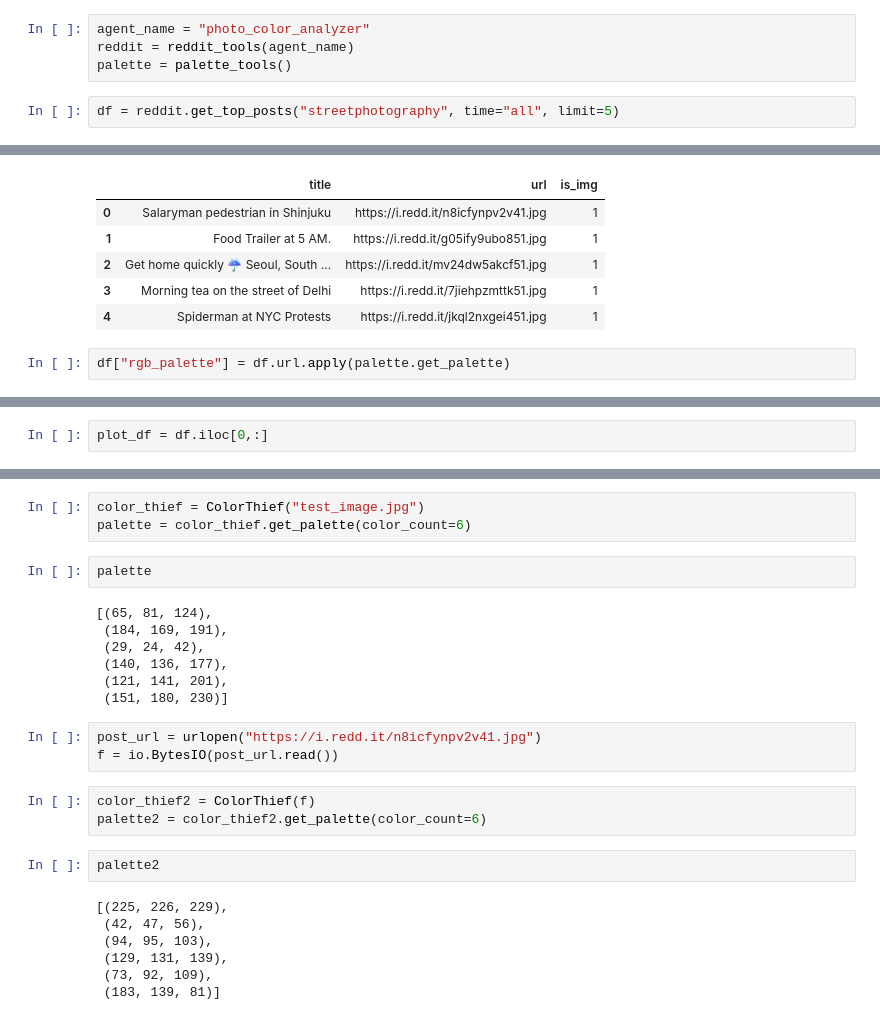
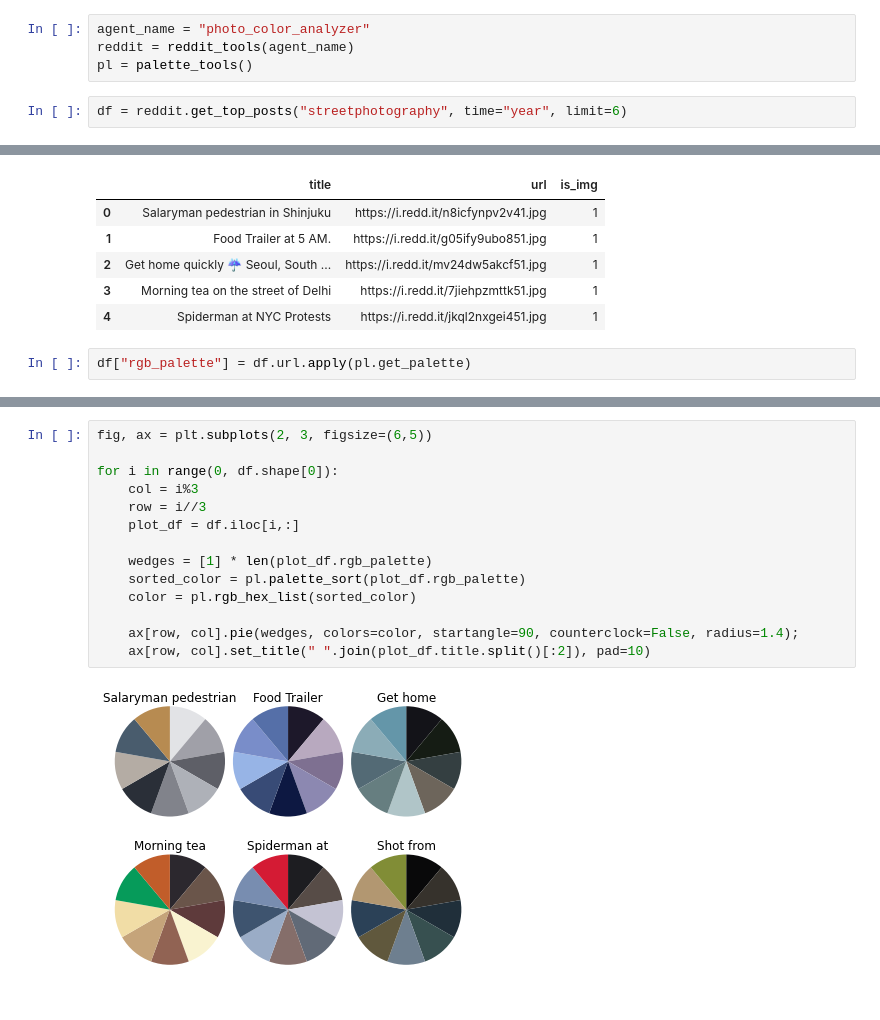
Before and after one commit to yunghanjeong/street_photo_colors, a Jupyter notebook: reddit_scrape_praw.ipynb, the cells around one changed output, grey strips where cells are left out. Saved outputs shown, nothing was run; the diff lists cells and outputs as text.

Commit message:
finished plot ideas

```diff
--- a/reddit_scrape_praw.ipynb
+++ b/reddit_scrape_praw.ipynb
@@ -24,9 +28,9 @@ from src.photo_tools import palette_tools
 # %%
 agent_name = "photo_color_analyzer"
 reddit = reddit_tools(agent_name)
-palette = palette_tools()
+pl = palette_tools()
 # %%
-df = reddit.get_top_posts("streetphotography", time="all", limit=5)
+df = reddit.get_top_posts("streetphotography", time="year", limit=6)
 # %% [markdown]
 #### Ensure URL contains image
 
@@ -44,4 +48,4 @@ df.head()
 | 3 | Morning tea on the street of Delhi | https://i.redd.it/7jiehpzmttk51.jpg | 1 |
 | 4 | Spiderman at NYC Protests | https://i.redd.it/jkql2nxgei451.jpg | 1 |
 # %%
-df["rgb_palette"] = df.url.apply(palette.get_palette)
+df["rgb_palette"] = df.url.apply(pl.get_palette)
@@ -60,2 +51,0 @@ import matplotlib.pyplot as plt
-# %%
-plot_df = df.iloc[0,:]
@@ -93,27 +52,16 @@ Reflection of a busy street https://i.redd.it/cuove1l8low51.jpg
-# %%
-color_thief = ColorThief("test_image.jpg")
-palette = color_thief.get_palette(color_count=6)
-# %%
-palette
-# %% [output]
-[(65, 81, 124),
- (184, 169, 191),
- (29, 24, 42),
- (140, 136, 177),
- (121, 141, 201),
- (151, 180, 230)]
-# %%
-post_url = urlopen("https://i.redd.it/n8icfynpv2v41.jpg")
-f = io.BytesIO(post_url.read())
-# %%
-color_thief2 = ColorThief(f)
-palette2 = color_thief2.get_palette(color_count=6)
-# %%
-palette2
-# %% [output]
-[(225, 226, 229),
- (42, 47, 56),
- (94, 95, 103),
- (129, 131, 139),
- (73, 92, 109),
- (183, 139, 81)]
+# %%
+fig, ax = plt.subplots(2, 3, figsize=(6,5))
+
+for i in range(0, df.shape[0]):
+    col = i%3
+    row = i//3
+    plot_df = df.iloc[i,:]
+
+    wedges = [1] * len(plot_df.rgb_palette)
+    sorted_color = pl.palette_sort(plot_df.rgb_palette)
+    color = pl.rgb_hex_list(sorted_color)
+
+    ax[row, col].pie(wedges, colors=color, startangle=90, counterclock=False, radius=1.4);
+    ax[row, col].set_title(" ".join(plot_df.title.split()[:2]), pad=10)
+# %% [output]
+[figure, added]
```
Also changed, not shown: parts of 9 cells of this notebook, 1 other file.
